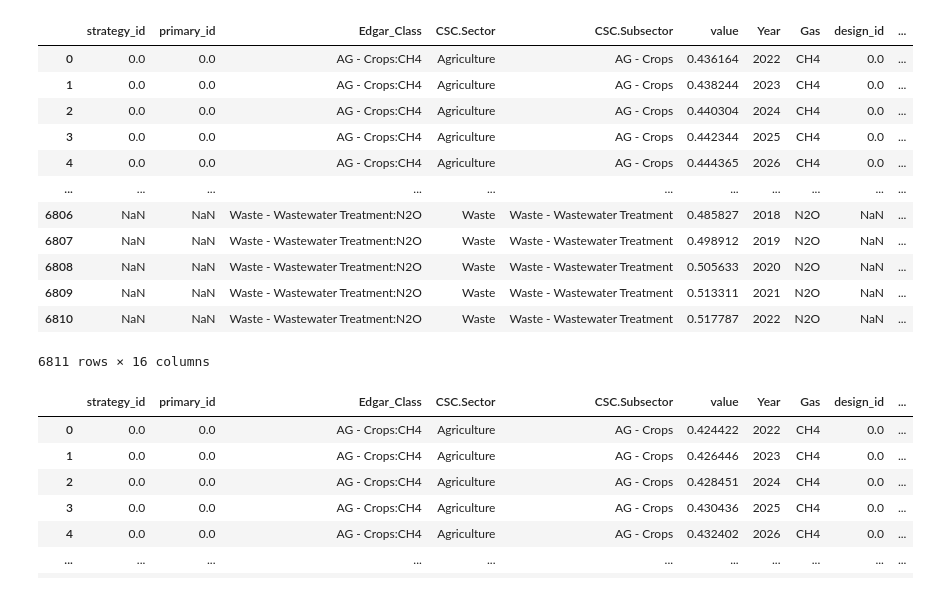
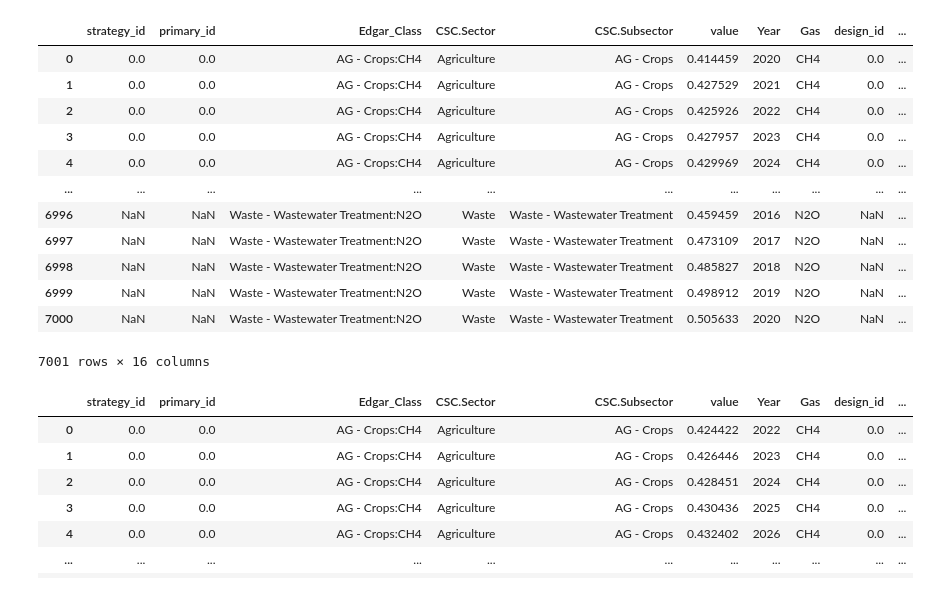
Before and after one commit to sisepuede-framework/ssp_uganda_data, a Jupyter notebook: ssp_modeling/output_postprocessing/combine_tableau_output_files.ipynb, the cells around one changed output. Drawn from its saved outputs; the diff is of its cells as text; code cells hidden in the pictures.

```diff
--- a/ssp_modeling/output_postprocessing/combine_tableau_output_files.ipynb
+++ b/ssp_modeling/output_postprocessing/combine_tableau_output_files.ipynb
@@ -6,20 +6,20 @@ SCRIPT_DIR_PATH = os.getcwd()
 PARENT_DIR_PATH = os.path.dirname(SCRIPT_DIR_PATH)
 TABLEAU_OUTPUT_DIR = os.path.join(PARENT_DIR_PATH, 'Tableau', 'data')
 # %%
-df_period_5 = pd.read_csv(os.path.join(TABLEAU_OUTPUT_DIR, 'emissions_uganda_WIDE_INPUTS_OUTPUTS_period_5.csv'))
+df_period_5 = pd.read_csv(os.path.join(TABLEAU_OUTPUT_DIR, 'emissions_uganda_2020_WIDE_INPUTS_OUTPUTS.csv'))
 df_period_5
 # %% [output]
 |  | strategy_id | primary_id | Edgar_Class | CSC.Sector | CSC.Subsector | value | Year | Gas | design_id | ... |
-| 0 | 0.0 | 0.0 | AG - Crops:CH4 | Agriculture | AG - Crops | 0.436164 | 2022 | CH4 | 0.0 | ... |
-| 1 | 0.0 | 0.0 | AG - Crops:CH4 | Agriculture | AG - Crops | 0.438244 | 2023 | CH4 | 0.0 | ... |
-| 2 | 0.0 | 0.0 | AG - Crops:CH4 | Agriculture | AG - Crops | 0.440304 | 2024 | CH4 | 0.0 | ... |
-| 3 | 0.0 | 0.0 | AG - Crops:CH4 | Agriculture | AG - Crops | 0.442344 | 2025 | CH4 | 0.0 | ... |
-| 4 | 0.0 | 0.0 | AG - Crops:CH4 | Agriculture | AG - Crops | 0.444365 | 2026 | CH4 | 0.0 | ... |
+| 0 | 0.0 | 0.0 | AG - Crops:CH4 | Agriculture | AG - Crops | 0.414459 | 2020 | CH4 | 0.0 | ... |
+| 1 | 0.0 | 0.0 | AG - Crops:CH4 | Agriculture | AG - Crops | 0.427529 | 2021 | CH4 | 0.0 | ... |
+| 2 | 0.0 | 0.0 | AG - Crops:CH4 | Agriculture | AG - Crops | 0.425926 | 2022 | CH4 | 0.0 | ... |
+| 3 | 0.0 | 0.0 | AG - Crops:CH4 | Agriculture | AG - Crops | 0.427957 | 2023 | CH4 | 0.0 | ... |
+| 4 | 0.0 | 0.0 | AG - Crops:CH4 | Agriculture | AG - Crops | 0.429969 | 2024 | CH4 | 0.0 | ... |
 | ... | ... | ... | ... | ... | ... | ... | ... | ... | ... | ... |
-| 6806 | NaN | NaN | Waste - Wastewater Treatment:N2O | Waste | Waste - Wastewater Treatment | 0.485827 | 2018 | N2O | NaN | ... |
-| 6807 | NaN | NaN | Waste - Wastewater Treatment:N2O | Waste | Waste - Wastewater Treatment | 0.498912 | 2019 | N2O | NaN | ... |
-| 6808 | NaN | NaN | Waste - Wastewater Treatment:N2O | Waste | Waste - Wastewater Treatment | 0.505633 | 2020 | N2O | NaN | ... |
-| 6809 | NaN | NaN | Waste - Wastewater Treatment:N2O | Waste | Waste - Wastewater Treatment | 0.513311 | 2021 | N2O | NaN | ... |
-| 6810 | NaN | NaN | Waste - Wastewater Treatment:N2O | Waste | Waste - Wastewater Treatment | 0.517787 | 2022 | N2O | NaN | ... |
+| 6996 | NaN | NaN | Waste - Wastewater Treatment:N2O | Waste | Waste - Wastewater Treatment | 0.459459 | 2016 | N2O | NaN | ... |
+| 6997 | NaN | NaN | Waste - Wastewater Treatment:N2O | Waste | Waste - Wastewater Treatment | 0.473109 | 2017 | N2O | NaN | ... |
+| 6998 | NaN | NaN | Waste - Wastewater Treatment:N2O | Waste | Waste - Wastewater Treatment | 0.485827 | 2018 | N2O | NaN | ... |
+| 6999 | NaN | NaN | Waste - Wastewater Treatment:N2O | Waste | Waste - Wastewater Treatment | 0.498912 | 2019 | N2O | NaN | ... |
+| 7000 | NaN | NaN | Waste - Wastewater Treatment:N2O | Waste | Waste - Wastewater Treatment | 0.505633 | 2020 | N2O | NaN | ... |
-6811 rows × 16 columns
+7001 rows × 16 columns
 # %%
```
Also changed, not shown: parts of 4 cells of this notebook, 9 other files.
